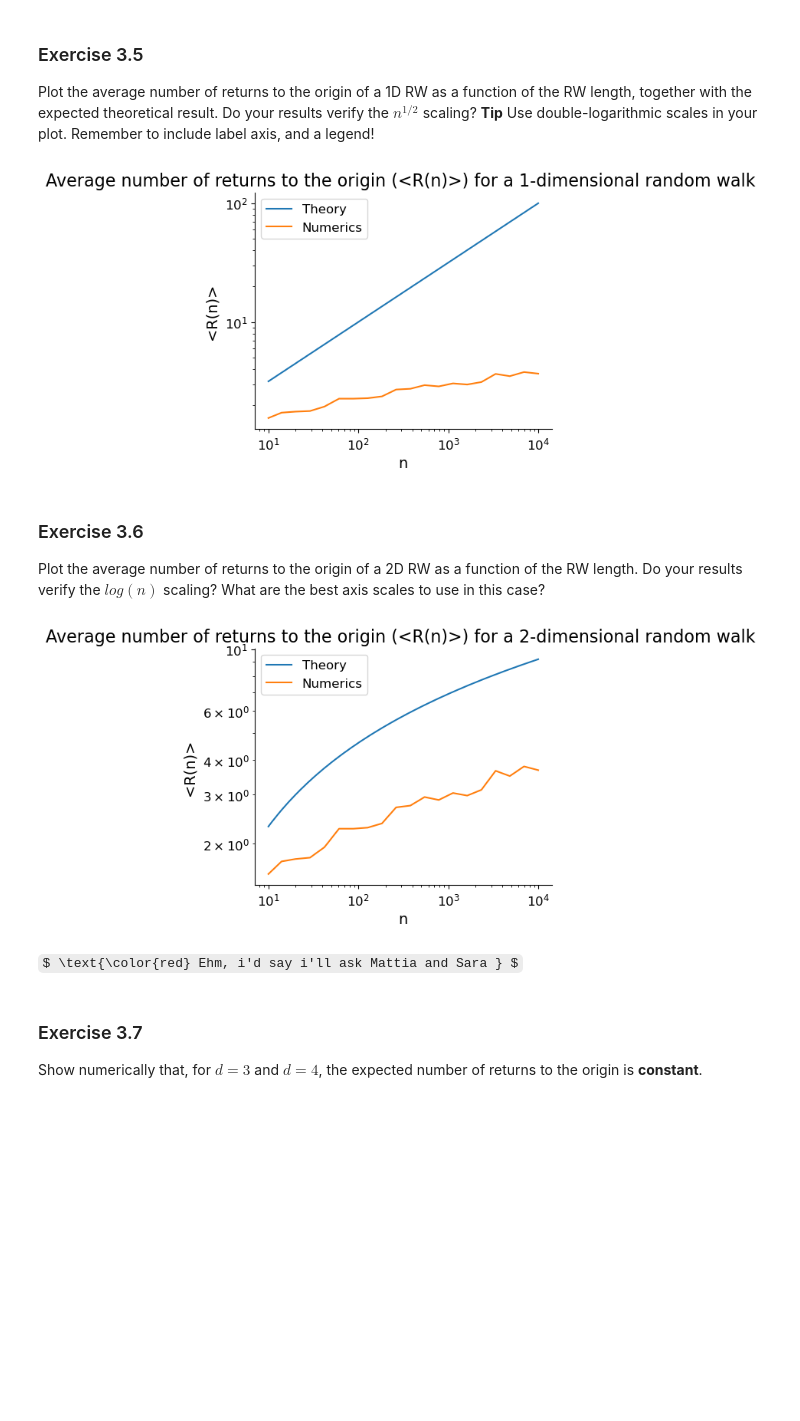
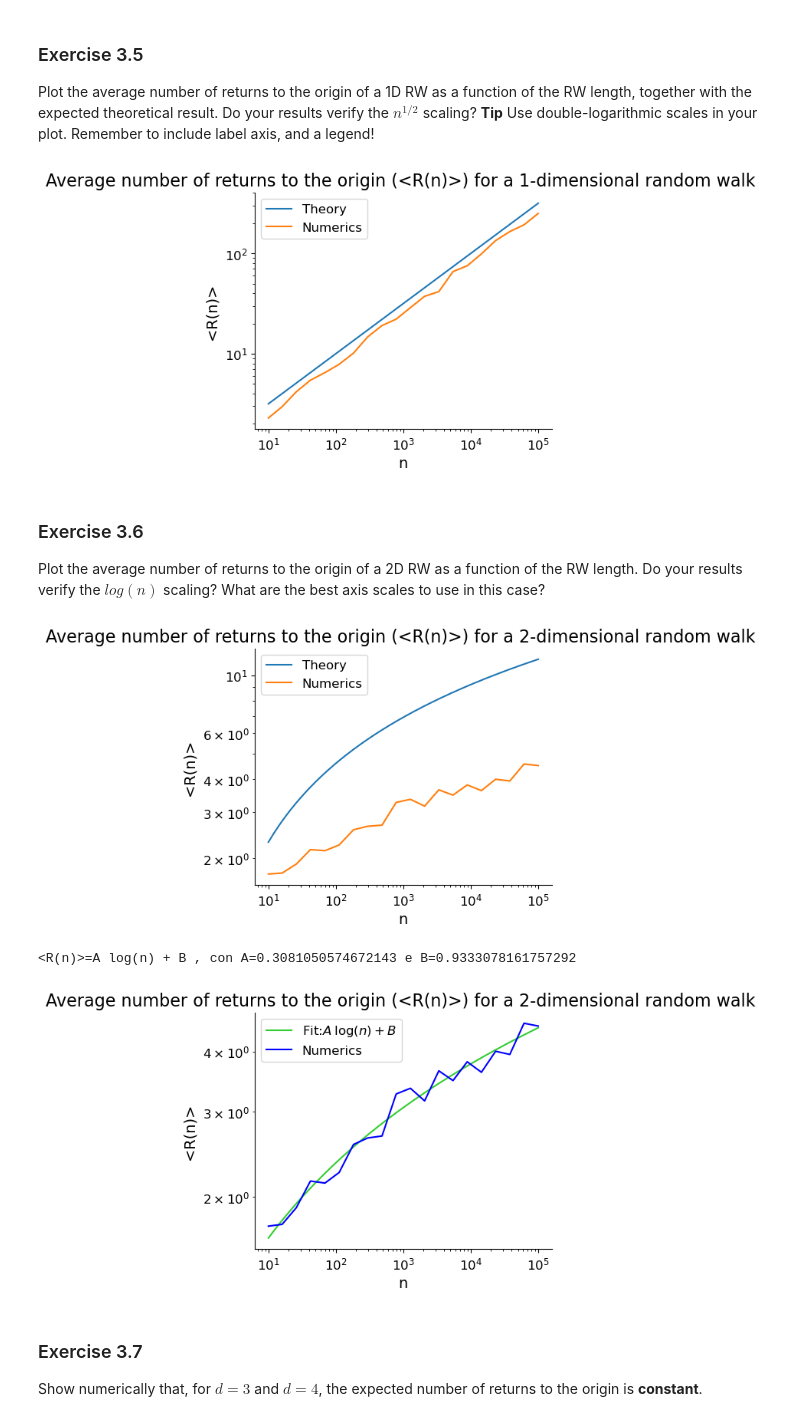
Before and after one commit to 12nihil12/fis_stat, a Jupyter notebook: notebooks/3-Random-Walks.ipynb, the cells around one changed output. Drawn from its saved outputs; the diff is of its cells as text; code cells hidden in the pictures; some formulas as TeX source; blank space fills up the shorter version.

Commit message:
Edited small world network, random walks. I need help on random walks last exercise. Also, added files from the lesson.

```diff
--- a/notebooks/3-Random-Walks.ipynb
+++ b/notebooks/3-Random-Walks.ipynb
@@ -86,14 +87,24 @@ def get_traj(length=100, dim=2):
     At each time-step, the walker moves in only one direction.
     At each time-step, the walker moves by -1 or +1
     """
+
+    """
     traj=np.zeros([length,dim])
-
 
     for i in range(1, traj.shape[0]):
         col=random.randint(0,dim-1)
         traj[i,col]= random.choice([1,-1])
         traj[i,:]=traj[i,:]+traj[i-1,:]
 
+    """
+
+    steps = np.zeros((length, dim), dtype=int)
+    axes = np.random.randint(0, dim, size=length-1)
+    signs = np.random.choice([-1, 1], size=length-1)
+    steps[np.arange(1, length), axes] = signs
+
+
+    traj = np.cumsum(steps, axis=0)
     return traj
 # %% [markdown]
 ### Verification
@@ -179,7 +190,7 @@ We are now ready to compare our analytical results with numerical simulations! W
 # %%
 # define range of RW lengths
 length_min = 10
-length_max = 10000
+length_max = 100000
 # generate points logarithmically spaces
 # and convert them to integers
 length_array = np.array([
@@ -215,7 +226,7 @@ ax.legend()
 ax.set_title(f"Average number of returns to the origin (<R(n)>) for a 1-dimensional random walk ")
 plt.show()
 # %% [output]
-[figure, old version]
+[figure, new version]
 # %% [markdown]
 ### Exercise 3.6
 Plot the average number of returns to the origin of a 2D RW as a function of the RW length. Do your results verify the $log(n)$ scaling? What are the best axis scales to use in this case?
@@ -245,9 +256,35 @@ ax.legend()
 ax.set_title(f"Average number of returns to the origin (<R(n)>) for a {dim}-dimensional random walk ")
 plt.show()
 # %% [output]
-[figure, old version]
+[figure, new version]
-# %% [markdown]
-$ \text{\color{red} Ehm, i'd say i'll ask Mattia and Sara } $
+# %%
+def F(x,A,B):
+    return A*np.log(x) + B
+
+
+coeff,rets=spy.curve_fit(F,length_array,num_returns_array)
+
+A=coeff[0]
+B=coeff[1]
+
+fig, ax = plt.subplots(1, 1, figsize=(5, 4))
+# plot theoretical result
+n=np.linspace(length_min,length_max,length_max-length_min)
+ax.loglog(n,F(n,A,B),color="limegreen" ,label=r"Fit:$A \:\log(n)+B$")
+print(f"<R(n)>=A log(n) + B , con A={A} e B={B}")
+# plot numerical result
+ax.loglog(length_array,num_returns_array, color="blue",label="Numerics")
+# add axis labels
+ax.set_xlabel("n")
+ax.set_ylabel("<R(n)> ")
+# add a legend
+ax.legend()
+# add a title (e.g. that says what dimension we used)
+ax.set_title(f"Average number of returns to the origin (<R(n)>) for a {dim}-dimensional random walk ")
+plt.show()
+# %% [output]
+<R(n)>=A log(n) + B , con A=0.3081050574672143 e B=0.9333078161757292
+[figure, added]
 # %% [markdown]
 ### Exercise 3.7
 Show numerically that, for $d=3$ and $d=4$, the expected number of returns to the origin is **constant**.
```
Also changed, not shown: parts of 21 cells of this notebook, 7 other files.
